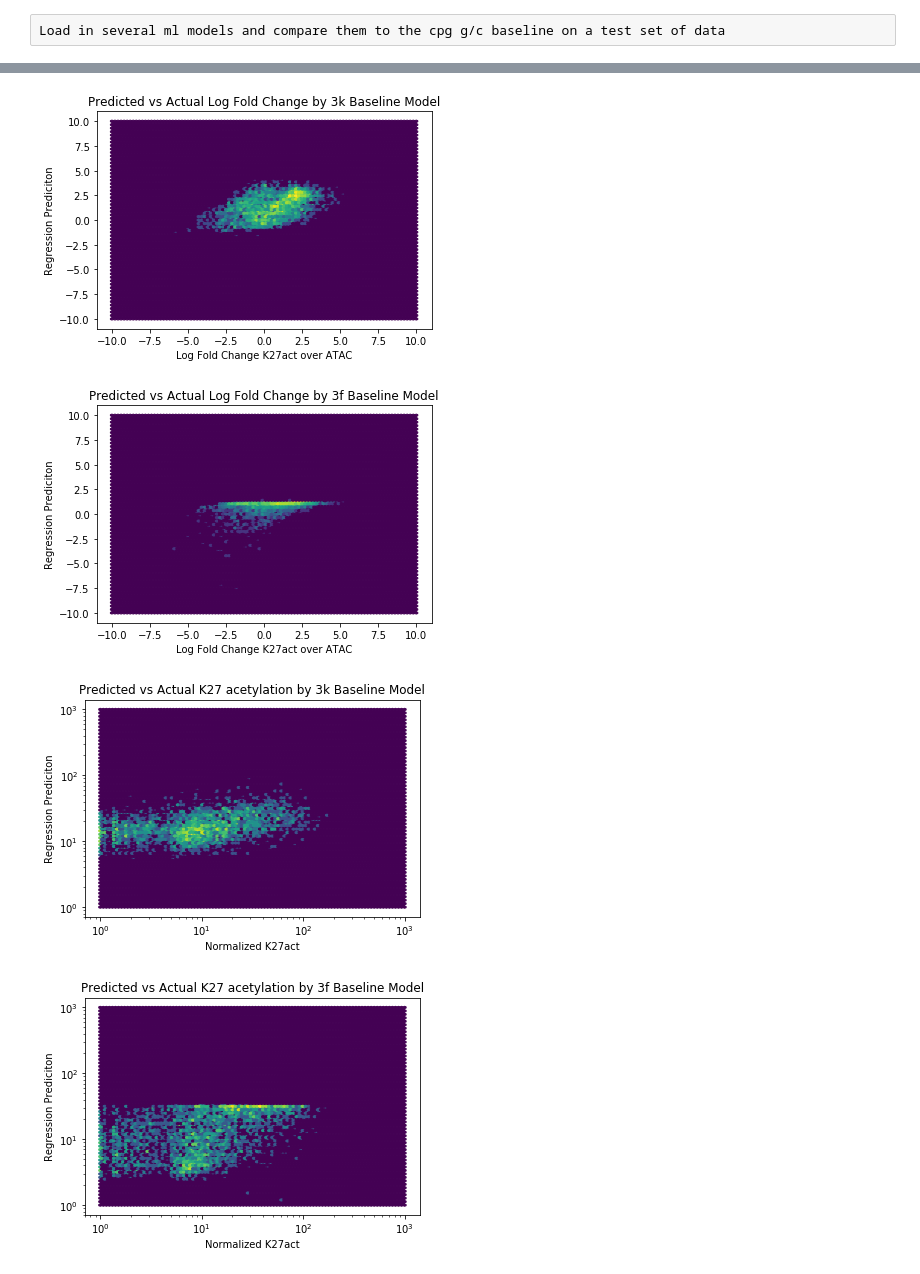
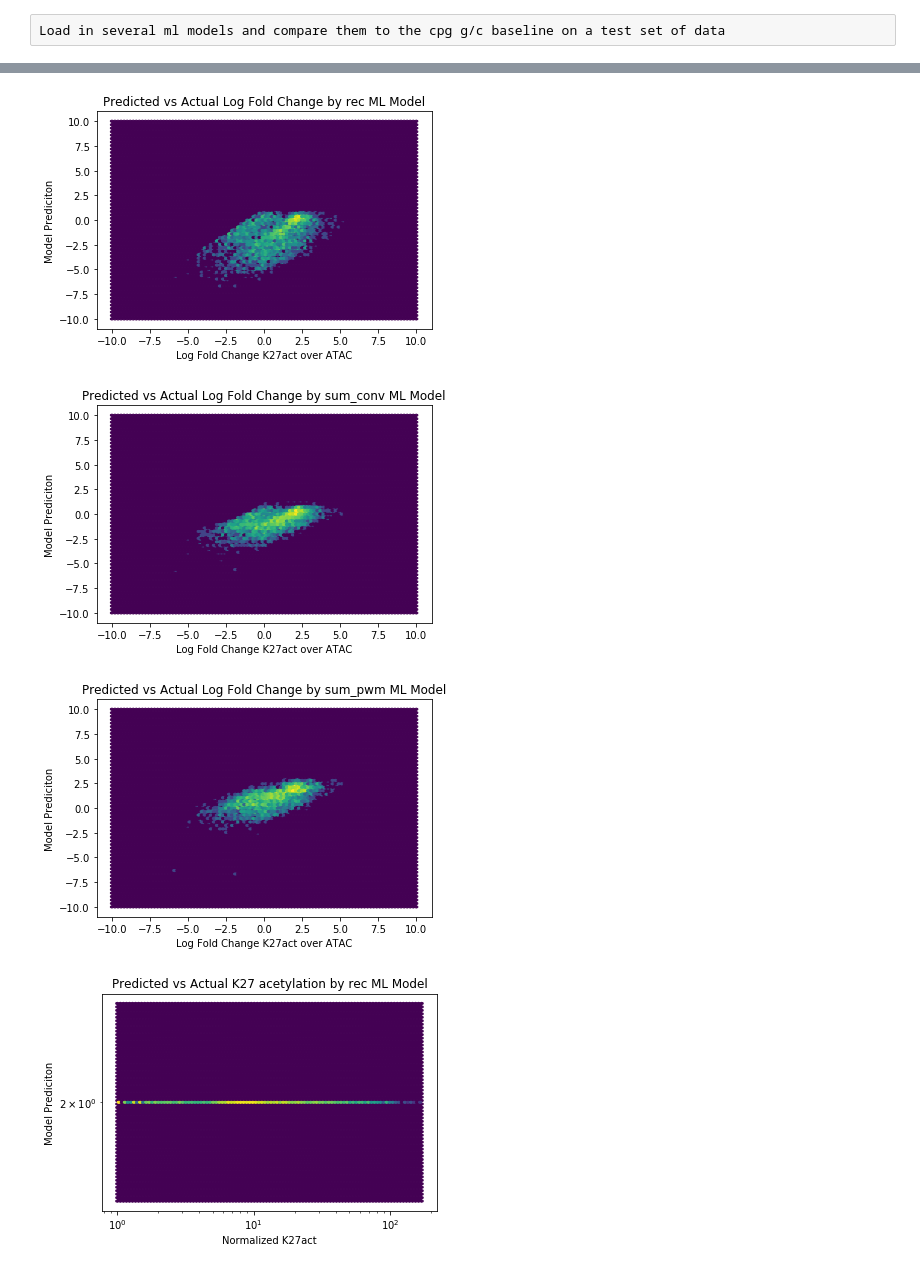
Before and after one commit to kal26/Acessibility_Models, a Jupyter notebook: compare_models.ipynb, the cells around one changed output, grey strips where cells are left out. Saved outputs shown, nothing was run; the diff lists cells and outputs as text; code cells hidden in the pictures.

Commit message:
recurrent networks

```diff
--- a/compare_models.ipynb
+++ b/compare_models.ipynb
@@ -43,19 +24,22 @@ fbaseline_models = {'3f':pickle.load(open('/home/kal/K27act_models/cg_model/cg_c
                    #'2f':pickle.load(open('/home/kal/K27act_models/cg_model/cg_cpg_regression_fold_change.pk', 'rb'))}
 kbaseline_models = {'3k':pickle.load(open('/home/kal/K27act_models/cg_model/cg_cpg_atac_regression_k27act_norm.pk', 'rb'))}
                    #'2k':pickle.load(open('/home/kal/K27act_models/cg_model/cg_cpg_regression_k27act_norm.pk', 'rb'))}
-fml_models = {'fconv':load_model('/home/kal/K27act_models/convolution_model/20180706_125053_conv_fold/final_model.h5'),
-             'fpwm': load_model('/home/kal/K27act_models/convolution_model/20180709_153050_fold_pwm/final_model.h5')}
-kml_models={}
+fml_models = {}
+kml_models = {}
+logkml_models = {'sum_pwm':load_model('/home/kal/K27act_models/convolution_model/20180711_144600_counts_pwm_sum/final_model.h5'),
+                'sum_conv':load_model('/home/kal/K27act_models/convolution_model/20180711_163947_counts_sum/final_model.h5'),
+                'rec':load_model('/home/kal/K27act_models/convolution_model/20180711_164707_counts_recurrent/final_model.h5')}
 # %%
 #load in data
-peaks_path = '/home/kal/K27act_models/GM_data/k27act_training_regions.bed'
-peaks = pd.read_table(peaks_path, header=None)
-peaks.columns='chr start end name score atac k27act nucs'.split()
+peaks_path = '/home/kal/K27act_models/GM_data/k27act_training_regions_cg.bed'
+peaks = pd.read_table(peaks_path)
+peaks['score'] = np.nan
 
 # get test set
 subpeaks = peaks[(peaks.chr == 'chr8') & (peaks.index%2 == 1)]
 cutoff = len(subpeaks)//32
 subpeaks=subpeaks[:cutoff*32]
 print(len(subpeaks))
+subpeaks.head()
 # %% [output]
 3392
@@ -62,7 +52,3 @@ print(len(subpeaks))
-# %%
-# annotated for baseline model
-subpeaks['gc_frac'] = subpeaks.apply(cg_annotations.gc_frac, axis=1)
-subpeaks['cpg_frac'] = subpeaks.apply(cg_annotations.cpg_frac, axis=1)
 # %%
 # predict baseline model
 fbaseline_preds=dict()
@@ -119,40 +114,38 @@ for key in kml_models:
 # %%
+baseline_plots=False
 # make some hexbin plots
-for key in fbaseline_preds:
-    plt.title('Predicted vs Actual Log Fold Change by {} Baseline Model'.format(key))
-    plt.xlabel('Log Fold Change K27act over ATAC')
-    plt.ylabel('Regression Prediciton')
-    plt.hexbin(subpeaks['score'], fbaseline_preds[key], bins='log', extent=(-10, 10, -10, 10))
-    plt.show()
+if baseline_plots:
+    for key in fbaseline_preds:
+        plt.title('Predicted vs Actual Log Fold Change by {} Baseline Model'.format(key))
+        plt.xlabel('Log Fold Change K27act over ATAC')
+        plt.ylabel('Regression Prediciton')
+        plt.hexbin(subpeaks['fold_change'], fbaseline_preds[key], bins='log', extent=(-10, 10, -10, 10))
+        plt.show()
 
-for key in kbaseline_preds:
-    plt.title('Predicted vs Actual K27 acetylation by {} Baseline Model'.format(key))
-    plt.xlabel('Normalized K27act')
-    plt.ylabel('Regression Prediciton')
-    plt.hexbin(subpeaks['k27act'].clip(0)+1, kbaseline_preds[key].clip(0) +1, bins='log', xscale='log', yscale='log', extent=(0, 3, 0, 3))
-    plt.show()
 
 for key in ml_fold_preds:
     plt.title('Predicted vs Actual Log Fold Change by {} ML Model'.format(key))
     plt.xlabel('Log Fold Change K27act over ATAC')
-    plt.ylabel('Regression Prediciton')
-    plt.hexbin(subpeaks['score'], ml_fold_preds[key], bins='log', extent=(-10, 10, -10, 10))
+    plt.ylabel('Model Prediciton')
+    plt.hexbin(subpeaks['fold_change'], ml_fold_preds[key], bins='log', extent=(-10, 10, -10, 10))
     plt.show()
+
+if baseline_plots:
+    for key in kbaseline_preds:
+        plt.title('Predicted vs Actual K27 acetylation by {} Baseline Model'.format(key))
+        plt.xlabel('Normalized K27act')
+        plt.ylabel('Regression Prediciton')
+        plt.hexbin(subpeaks['k27act'].clip(0)+1, kbaseline_preds[key].clip(0) +1, bins='log', xscale='log', yscale='log', extent=(0, 3, 0, 3))
+        plt.show()
 
 for key in ml_k27act_preds:
     plt.title('Predicted vs Actual K27 acetylation by {} ML Model'.format(key))
     plt.xlabel('Normalized K27act')
-    plt.ylabel('Regression Prediciton')
+    plt.ylabel('Model Prediciton')
     plt.hexbin(subpeaks['k27act'].clip(0)+1, ml_k27act_preds[key].clip(0) +1, bins='log', xscale='log', yscale='log')
     plt.show()
-
-    plt.title('Predicted vs Actual K27 acetylation by {} ML Model'.format(key))
-    plt.xlabel('Normalized K27act')
-    plt.ylabel('Regression Prediciton')
-    plt.hexbin(subpeaks['k27act'], ml_k27act_preds[key], bins='log')
-    plt.show()
 # %% [output]
-[figure, old version]
+[figure, new version]
-[figure, old version]
+[figure, new version]
-[figure, old version]
+[figure, new version]
-[figure, old version]
+[figure, new version]
```
Also changed, not shown: parts of 12 cells of this notebook, 20 other files.
